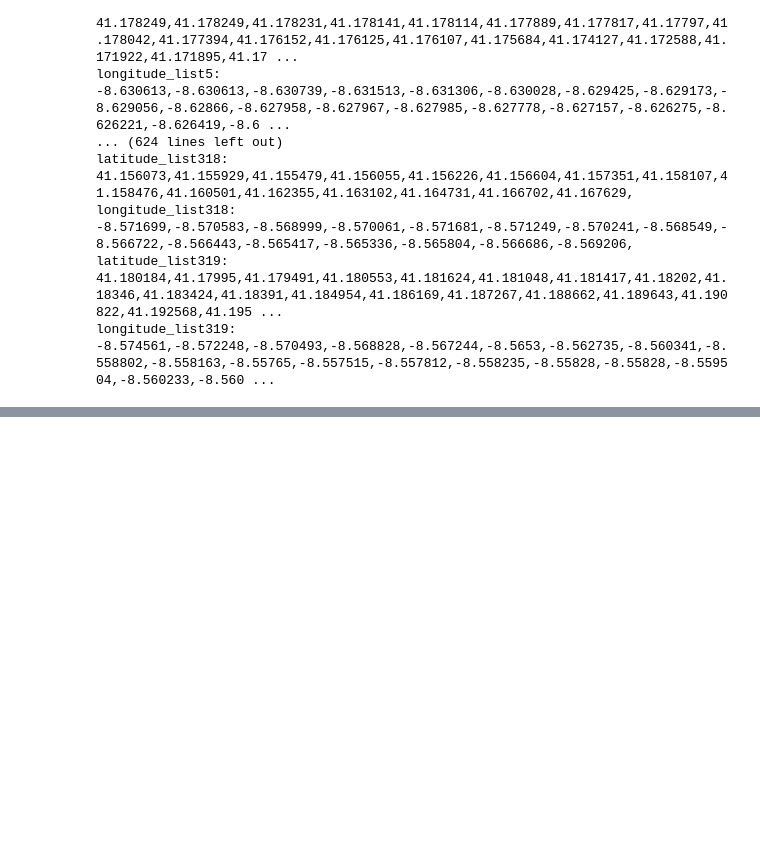
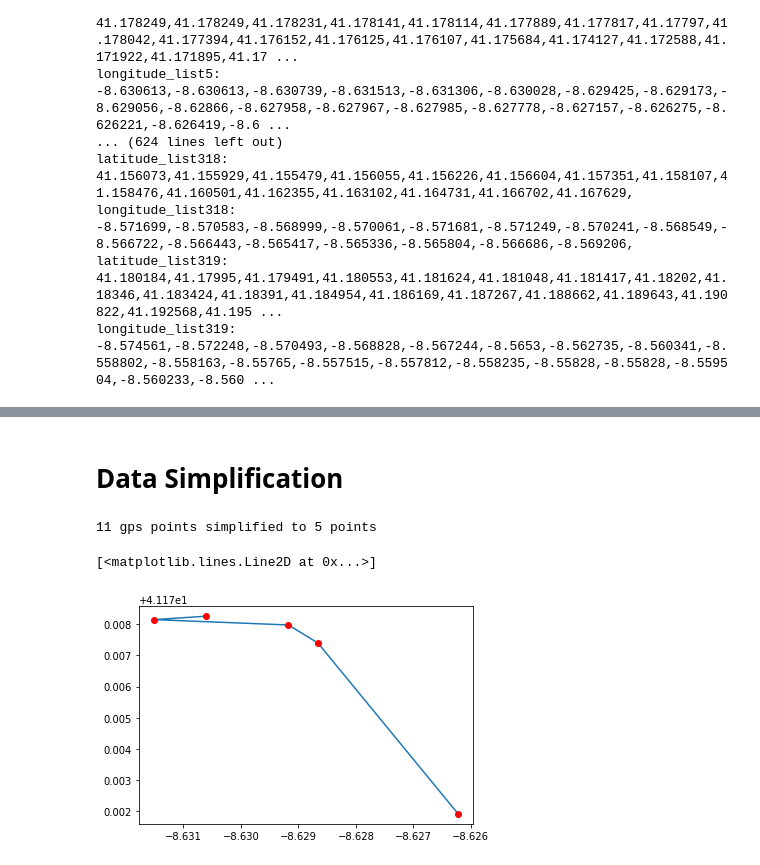
Before and after one commit to jiafug/dbpro, a Jupyter notebook: transform.ipynb, the cells around one changed output, grey strips where cells are left out. Drawn from its saved outputs; the diff is of its cells as text; code cells hidden in the pictures; blank space fills up the shorter version.

Commit message:
partition and simplification implmented

```diff
--- a/transform.ipynb
+++ b/transform.ipynb
@@ -66,0 +116,14 @@ gmap3.draw( "map.html" )
+# %% [markdown]
+# Data Simplification
+# %%
+simplified_coords = rdp(coords[['lon', 'lat']].values, 0.00025)
+print("{} gps points simplified to {} points".format(coords.shape[0], simplified_coords.shape[0]))
+# %% [output]
+11 gps points simplified to 5 points
+# %%
+fig = plt.figure()
+plt.plot(simplified_coords[:,0], simplified_coords[:,1])
+plt.plot(simplified_coords[:,0], simplified_coords[:,1], 'ro')
+# %% [output]
+[<matplotlib.lines.Line2D at 0x...>]
+[figure, added]
```
Also changed, not shown: parts of 16 cells of this notebook, 1 other file.
